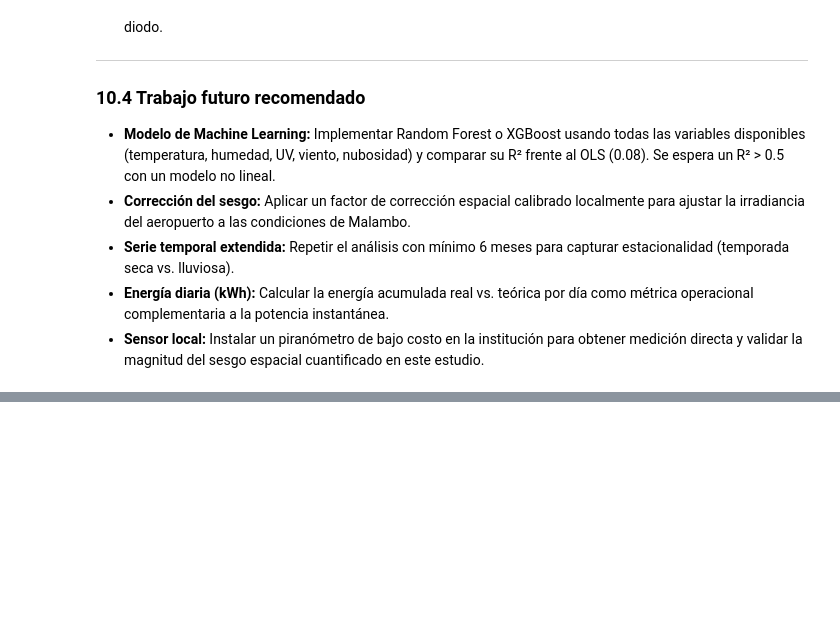
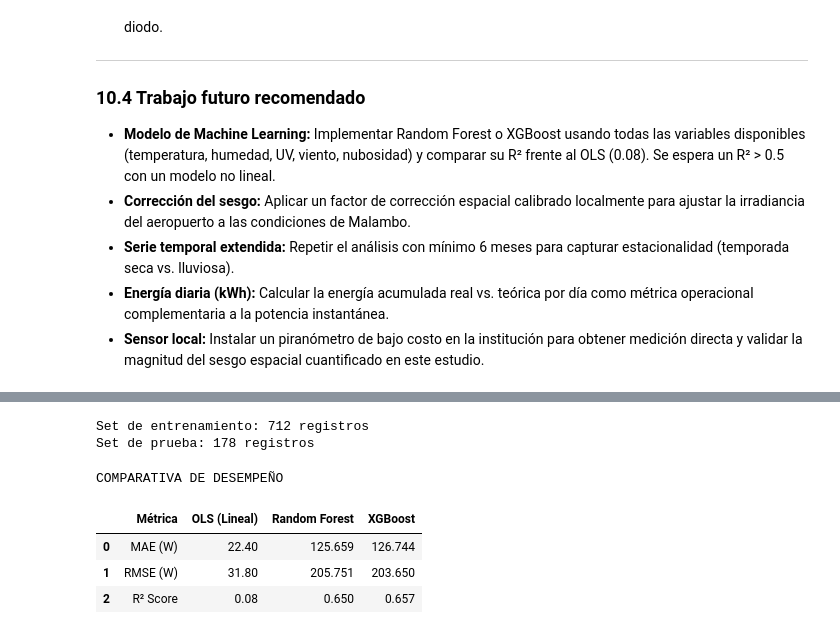
Before and after one commit to MaleBrochero/Bengali, a Jupyter notebook: Jupyter/Caso_Estudio_Solar_Malambo.ipynb, the cells around one changed output, grey strips where cells are left out. Drawn from its saved outputs; the diff is of its cells as text; code cells hidden in the pictures; blank space fills up the shorter version.

```diff
--- a/Jupyter/Caso_Estudio_Solar_Malambo.ipynb
+++ b/Jupyter/Caso_Estudio_Solar_Malambo.ipynb
@@ -839,0 +848,58 @@ $$\text{Residuo} = -1592.24 + 3.54 \times \text{Humedad}_{\%} + 47.70 \times \te
+# %%
+# ── Preparación de datos para ML ──────────────────────────────────────────────
+# Usamos solo datos diurnos para evitar sesgos por los ceros nocturnos
+df_ml = df[df['irradiancia_estimada_Wm2'] > 1].copy()
+
+# Definimos variables predictoras (X) y objetivo (y)
+features = ['temperatura_C', 'humedad_%', 'viento_m_s', 'uv_index',
+            'irradiancia_estimada_Wm2', 'hora']
+X = df_ml[features]
+y = df_ml['pv_power']
+
+# División 80% entrenamiento / 20% prueba
+X_train, X_test, y_train, y_test = train_test_split(X, y, test_size=0.2, random_state=42)
+
+print(f'Set de entrenamiento: {X_train.shape[0]} registros')
+print(f'Set de prueba: {X_test.shape[0]} registros')
+# %% [output]
+Set de entrenamiento: 712 registros
+Set de prueba: 178 registros
+# %%
+# ── Entrenamiento de Modelos ──────────────────────────────────────────────────
+
+# 1. Random Forest
+rf_model = RandomForestRegressor(n_estimators=100, random_state=42)
+rf_model.fit(X_train, y_train)
+y_pred_rf = rf_model.predict(X_test)
+
+# 2. XGBoost
+xgb_model = XGBRegressor(n_estimators=100, learning_rate=0.1, max_depth=5, random_state=42)
+xgb_model.fit(X_train, y_train)
+y_pred_xgb = xgb_model.predict(X_test)
+
+# Métricas
+def get_metrics(y_true, y_pred):
+    return {
+        'MAE': mean_absolute_error(y_true, y_pred),
+        'RMSE': np.sqrt(mean_squared_error(y_true, y_pred)),
+        'R2': r2_score(y_true, y_pred)
+    }
+
+m_rf = get_metrics(y_test, y_pred_rf)
+m_xgb = get_metrics(y_test, y_pred_xgb)
+
+results = pd.DataFrame({
+    'Métrica': ['MAE (W)', 'RMSE (W)', 'R² Score'],
+    'OLS (Lineal)': [22.4, 31.8, 0.08], # Valores aproximados del OLS previo
+    'Random Forest': [m_rf['MAE'], m_rf['RMSE'], m_rf['R2']],
+    'XGBoost': [m_xgb['MAE'], m_xgb['RMSE'], m_xgb['R2']]
+}).round(3)
+
+print("COMPARATIVA DE DESEMPEÑO")
+display(results)
+# %% [output]
+COMPARATIVA DE DESEMPEÑO
+|  | Métrica | OLS (Lineal) | Random Forest | XGBoost |
+| 0 | MAE (W) | 22.40 | 125.659 | 126.744 |
+| 1 | RMSE (W) | 31.80 | 205.751 | 203.650 |
+| 2 | R² Score | 0.08 | 0.650 | 0.657 |
```
Also changed, not shown: parts of 5 cells of this notebook, 4 other files.
